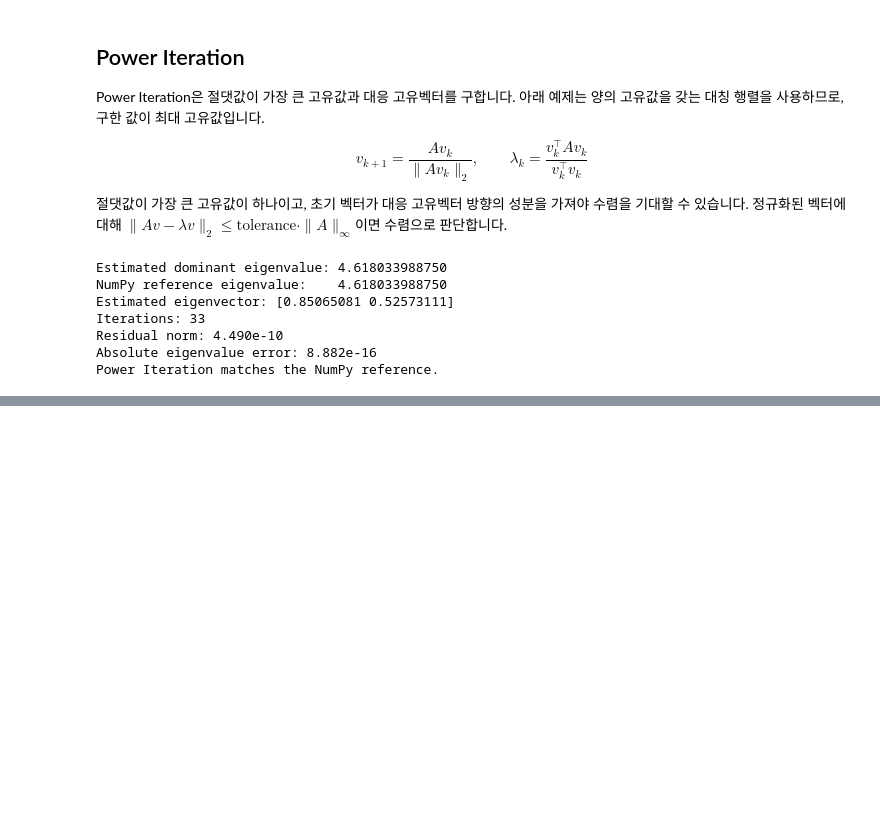
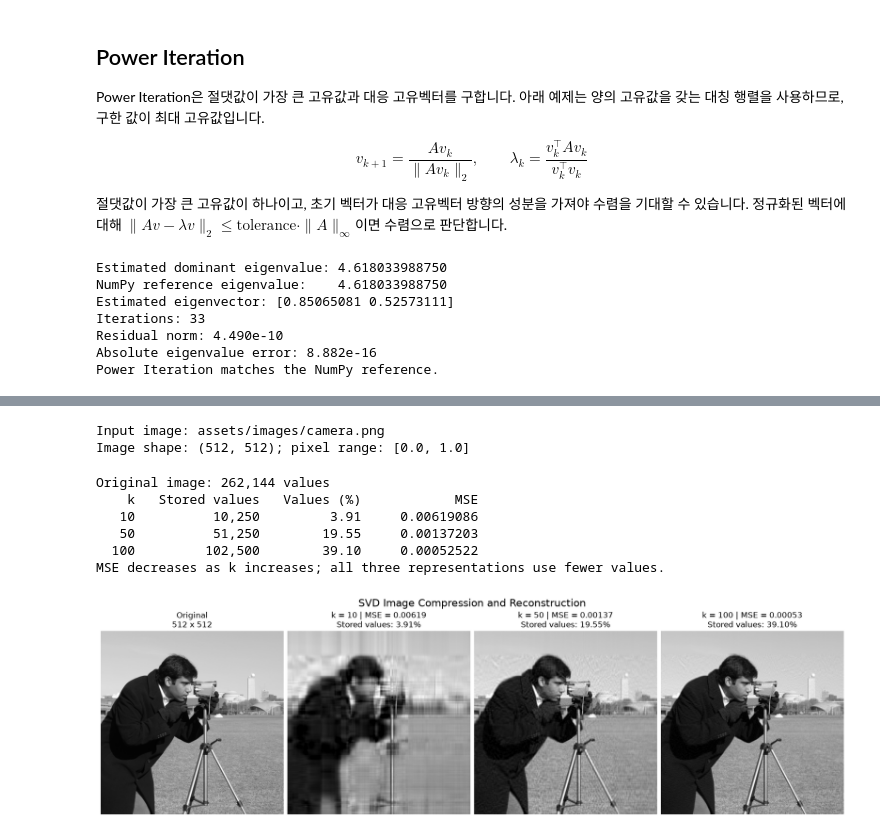
Before and after one commit to wilderif/codyssey-a2-1, a Jupyter notebook: src/01_linear_algebra.ipynb, the cells around one changed output, grey strips where cells are left out. Cells and saved outputs as stored; diff of their text form; code cells hidden in the pictures; blank space fills up the shorter version.

```diff
--- a/src/01_linear_algebra.ipynb
+++ b/src/01_linear_algebra.ipynb
@@ -245,0 +269,15 @@ Power Iteration matches the NumPy reference.
+# %%
+# Load the grayscale PNG from the project root or the src directory.
+
+project_root = Path.cwd()
+if not (project_root / "assets" / "images" / "camera.png").is_file():
+    project_root = project_root.parent
+image_path = project_root / "assets" / "images" / "camera.png"
+# Use float64 to reduce rounding error during SVD and error measurement.
+image = plt.imread(image_path).astype(np.float64)
+k_values = (10, 50, 100)
+print(f"Input image: {image_path.relative_to(project_root)}")
+print(f"Image shape: {image.shape}; pixel range: [{image.min():.1f}, {image.max():.1f}]")
+# %% [output]
+Input image: assets/images/camera.png
+Image shape: (512, 512); pixel range: [0.0, 1.0]
@@ -245,0 +330,44 @@ Power Iteration matches the NumPy reference.
+# %%
+# Compare reconstruction error and the number of stored values.
+
+print(f"Original image: {image.size:,} values")
+print(f"{'k':>5} {'Stored values':>15} {'Values (%)':>12} {'MSE':>14}")
+for result in svd_results:
+    print(
+        f"{result['k']:>5} {result['stored_values']:>15,} "
+        f"{100 * result['value_ratio']:>12.2f} {result['mse']:>14.8f}"
+    )
+# More singular components should reduce approximation error for this image.
+errors = np.array([result["mse"] for result in svd_results])
+assert np.all(np.diff(errors) < 0), "MSE must decrease as k increases."
+assert all(result["value_ratio"] < 1 for result in svd_results), (
+    "Each compressed representation must use fewer values than the original."
+)
+print("MSE decreases as k increases; all three representations use fewer values.")
+# %% [output]
+Original image: 262,144 values
+    k   Stored values   Values (%)            MSE
+   10          10,250         3.91     0.00619086
+   50          51,250        19.55     0.00137203
+  100         102,500        39.10     0.00052522
+MSE decreases as k increases; all three representations use fewer values.
+# %%
+# Display the original and three reconstructions in one Figure.
+
+fig, axes = plt.subplots(1, 4, figsize=(16, 5), layout="constrained")
+axes[0].imshow(image, cmap="gray", vmin=0, vmax=1)
+axes[0].set_title(f"Original\n{image.shape[0]} x {image.shape[1]}")
+for ax, result in zip(axes[1:], svd_results, strict=True):
+    # Fix the display range so auto-contrast cannot hide reconstruction differences.
+    display_image = np.clip(reconstructed_images[result["k"]], 0, 1)
+    ax.imshow(display_image, cmap="gray", vmin=0, vmax=1)
+    ax.set_title(
+        f"k = {result['k']} | MSE = {result['mse']:.5f}\n"
+        f"Stored values: {100 * result['value_ratio']:.2f}%"
+    )
+for ax in axes:
+    ax.axis("off")
+fig.suptitle("SVD Image Compression and Reconstruction", fontsize=16)
+plt.show()
+# %% [output]
+[figure, added]
```
Also changed, not shown: parts of 4 cells of this notebook.
